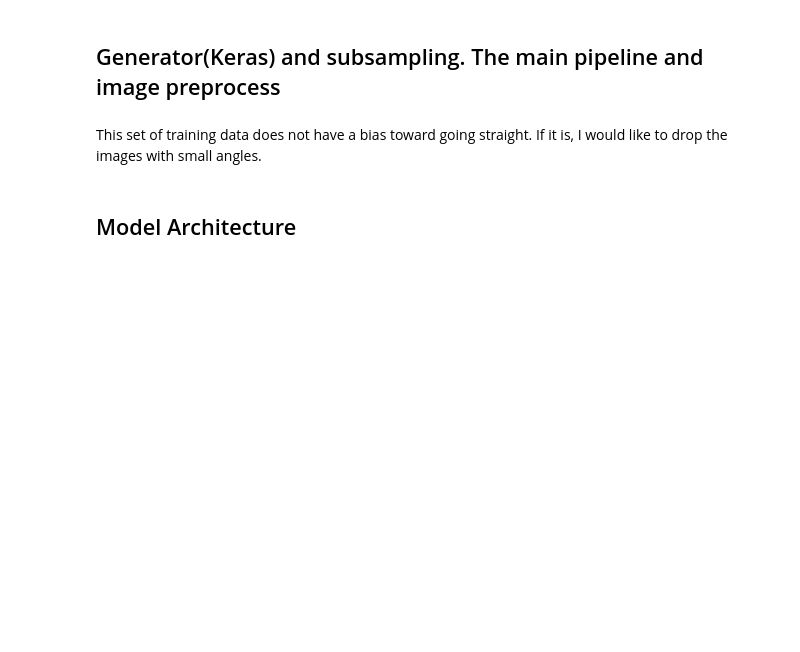
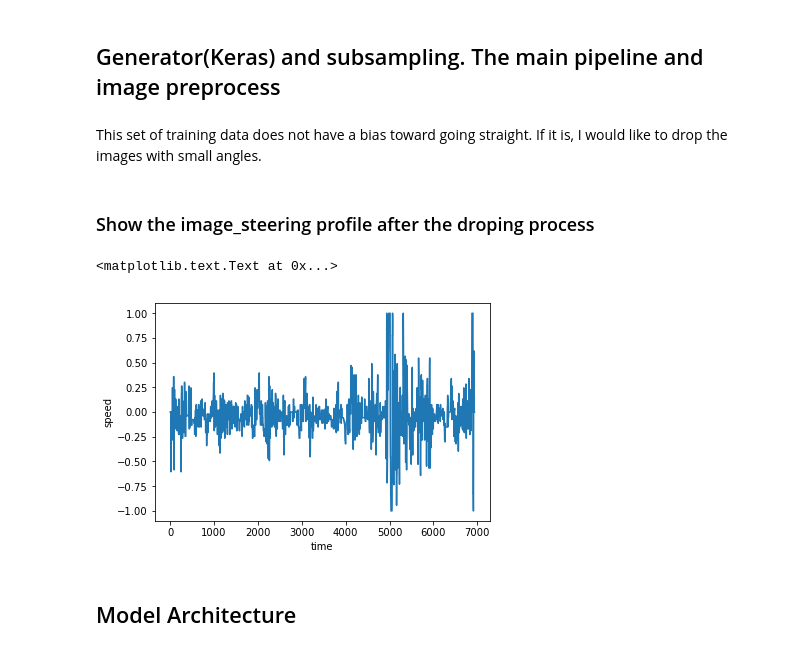
Before and after one commit to OwenHua666/CarND-Behavioral-Cloning-P3, a Jupyter notebook: BehaviorClone_model.ipynb, the cells around one changed output. Cells and saved outputs as stored; diff of their text form; code cells hidden in the pictures; blank space fills up the shorter version.

```diff
--- a/BehaviorClone_model.ipynb
+++ b/BehaviorClone_model.ipynb
@@ -216,16 +215,32 @@ with open('./Driving_Data/driving_log.csv') as csvfile:
     reader = csv.reader(csvfile)
     camera = ['center', 'left', 'right']
     for line in reader:
-        for i in range(3):
-            samples.append([camera[i], line[i], line[3]])
+        # Disregard the tags in .csv file
+        if line[0] == 'center':
+            continue
 
-# delete the first three rows which contain tags
-del samples[0:3]
+        # Drop 80% of images whose steering angle is less than 0.25
+        token = np.random.uniform()
+        if token > 0.7:
+            for i in range(3):
+                samples.append([camera[i], line[i], line[3]])
 
 from sklearn.model_selection import train_test_split
 train_samples, validation_samples = train_test_split(samples, test_size=0.2)
 
 from random import shuffle
+# %% [markdown]
+### Show the image_steering profile after the droping process
+# %%
+time = np.arange(len(samples))
+samples_plot = np.array(samples)
+plot_len = len(samples)
+plt.plot(time[0:plot_len], samples_plot[0:plot_len, 2])
+plt.xlabel('time')
+plt.ylabel('speed')
+# %% [output]
+<matplotlib.text.Text at 0x...>
+[figure, added]
 # %%
 def train_data_generator(samples, batch_size, new_image_row, new_image_col):
     num_samples = len(samples)
```
Also changed, not shown: parts of 11 cells of this notebook, 1 other file.
